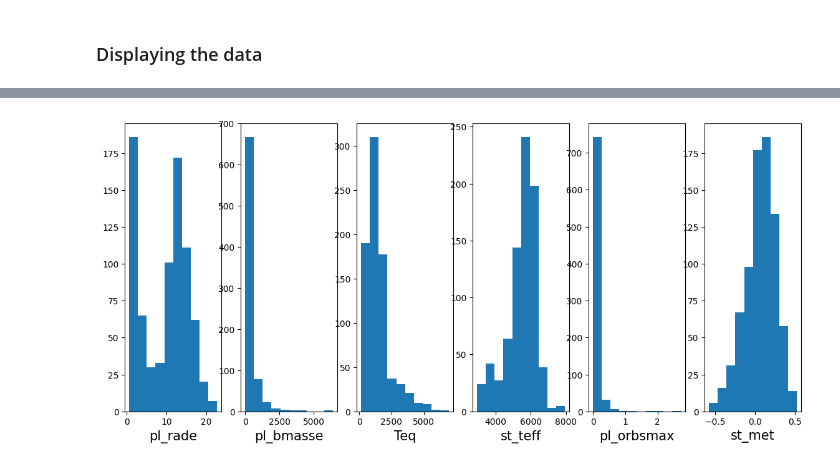
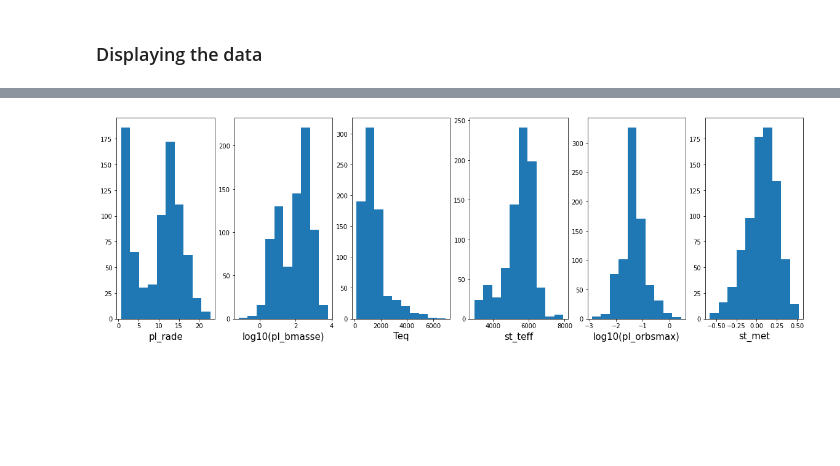
Before and after one commit to vadibekyan/ExoPLots, a Jupyter notebook: mr_ml.ipynb, the cells around one changed output, grey strips where cells are left out. Saved outputs shown, nothing was run; the diff lists cells and outputs as text; code cells hidden in the pictures; blank space fills up the shorter version.

```diff
--- a/mr_ml.ipynb
+++ b/mr_ml.ipynb
@@ -99,7 +79,7 @@ There are 235 missing entries for semimajor axis. This parameter can be estimate
 
 Next, all the rows containing nan values will be removed, except if the nan is in the "pl_orbsmax" column
 # %%
-nea_with_M_and_R_cleaned = nea_with_M_and_R.dropna(subset=nea_with_M_and_R.columns.drop('pl_orbsmax'))
+nea_with_M_and_R_cleaned = nea_with_M_and_R.dropna(subset=nea_with_M_and_R.columns.drop(['pl_orbsmax']))
 # Check results
 nea_with_M_and_R_cleaned.isna().sum()
 # %% [output]
@@ -215,15 +183,19 @@ MR_plot(ax, nea_MR_final_table.pl_bmasse, nea_MR_final_table.pl_rade, color = ne
 # %% [output]
 [figure]
 # %%
-fig = plt.figure(2, figsize = (14,6))
+fig = plt.figure(2, figsize = (20,6))
 ax = plt.gca()
 
 for i, col  in enumerate(nea_MR_final_table.columns):
     ax = plt.subplot(1, 6, i+1)
-    ax.hist((nea_MR_final_table[col]))
-    ax.set_xlabel(col, fontsize = 15)
+    if nea_MR_final_table[col].max() / nea_MR_final_table[col].min() > 1e3:
+        ax.hist(np.log10(nea_MR_final_table[col]))
+        ax.set_xlabel(f'log10({col})', fontsize = 15)
+    else:
+        ax.hist((nea_MR_final_table[col]))
+        ax.set_xlabel(col, fontsize = 15)
 # %% [output]
-[figure, old version]
+[figure, new version]
 # %%
 from sklearn.model_selection import train_test_split, cross_val_score, learning_curve, GridSearchCV
 from sklearn.metrics import mean_squared_error, mean_absolute_error
```
Also changed, not shown: parts of 26 cells of this notebook, 4 other files.
